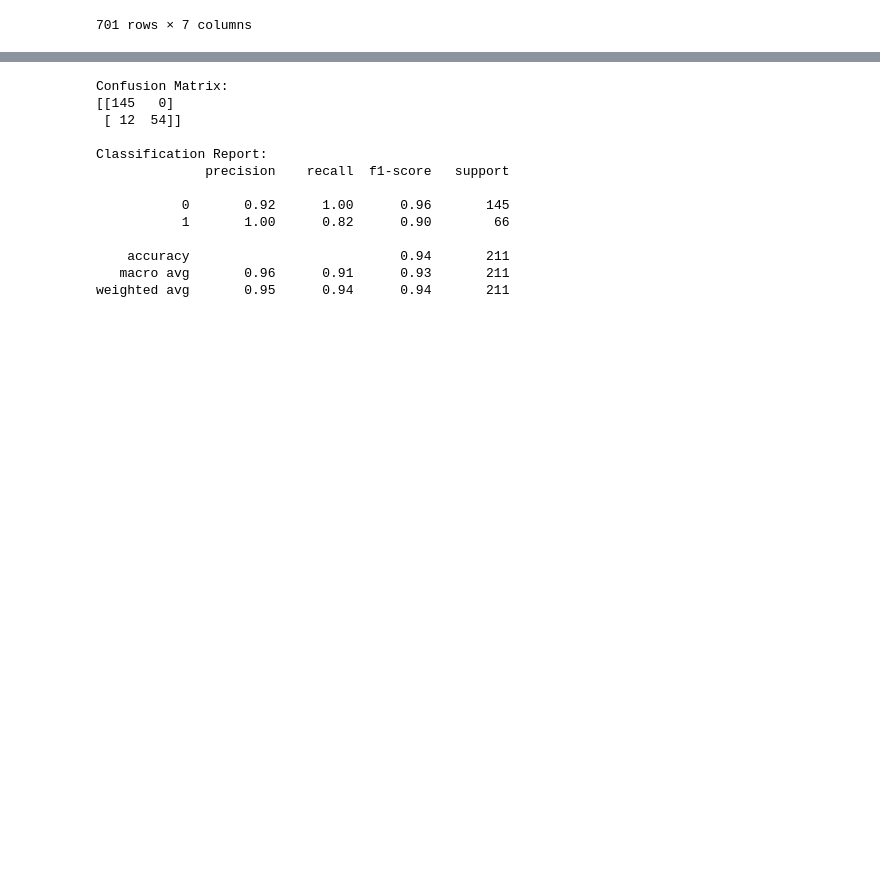
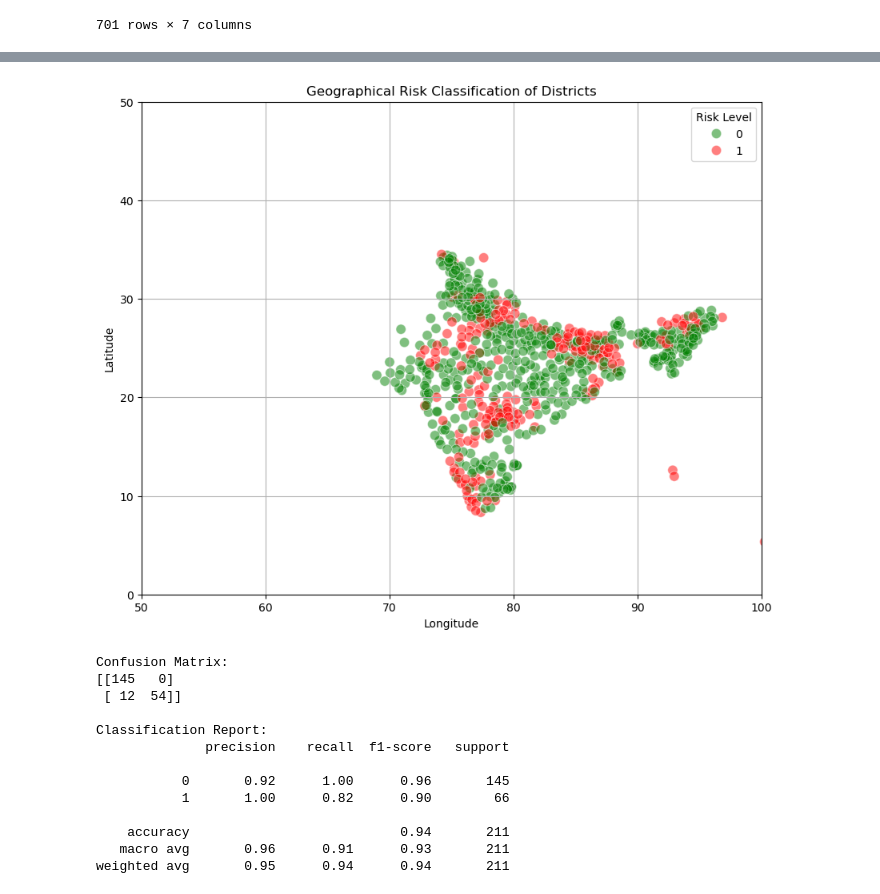
Before and after one commit to PrakshaaleJain/SoC-AIML, a Jupyter notebook: Task 2/Task 2.ipynb, the cells around one changed output, grey strips where cells are left out. Cells and saved outputs as stored; diff of their text form; code cells hidden in the pictures; blank space fills up the shorter version.

```diff
--- a/Task 2/Task 2.ipynb
+++ b/Task 2/Task 2.ipynb
@@ -58,2 +94,26 @@ df = pd.concat([df['respiratory_problem'], df['diarrohea'],df['risk'],df['Distan
+# %%
+geo_risk_df = df.dropna(subset=['Latitude', 'Longitude', 'high_risk'])
+plt.figure(figsize=(10, 8))
+sns.scatterplot(
+    data=geo_risk_df,
+    x='Longitude',
+    y='Latitude',
+    hue='high_risk',
+    palette={0: 'green', 1: 'red'},
+    s=80,
+    alpha=0.5
+)
+# Set latitude and longitude range
+plt.xlim(50, 100)       # Longitude range
+plt.ylim(0, 50)       # Latitude range
+
+plt.title("Geographical Risk Classification of Districts")
+plt.xlabel("Longitude")
+plt.ylabel("Latitude")
+plt.grid(True)
+plt.legend(title='Risk Level')
+plt.show()
+# %% [output]
+[figure, added]
 # %%
 
```
Also changed, not shown: parts of 5 cells of this notebook.
